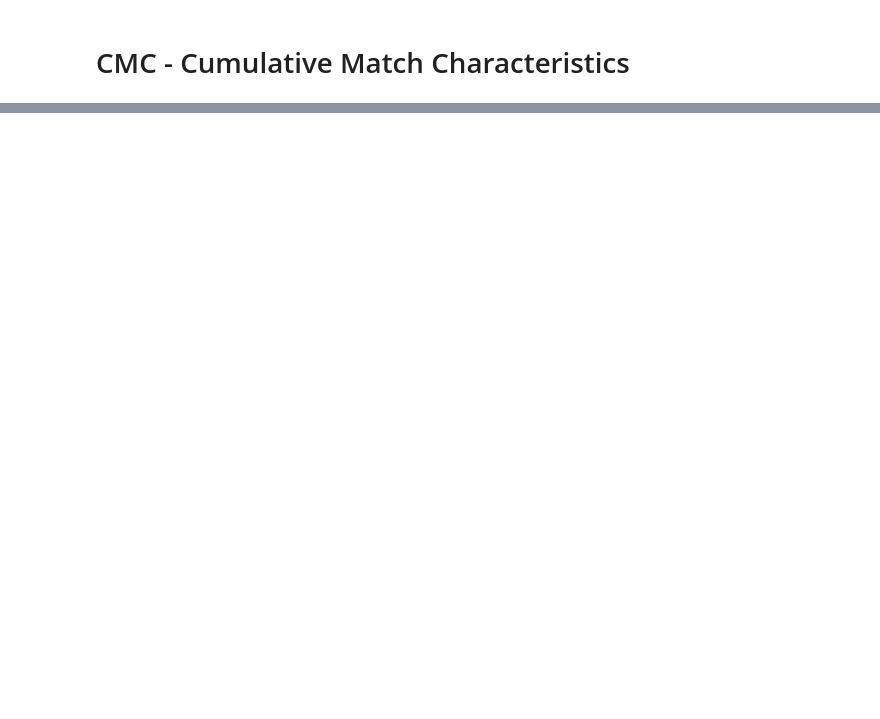
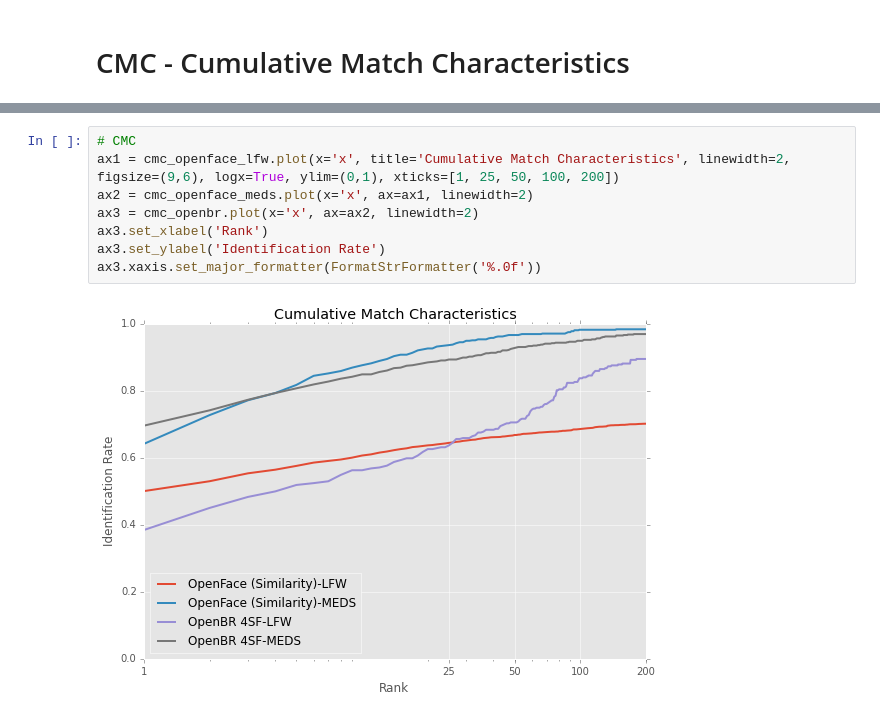
Before and after one commit to clemme/biometricsystems2016-frs, a Jupyter notebook: evaluation/OpenFace-OpenBR_Evaluation.ipynb, the cells around one changed output, grey strips where cells are left out. Saved outputs shown, nothing was run; the diff lists cells and outputs as text; blank space fills up the shorter version.

```diff
--- a/evaluation/OpenFace-OpenBR_Evaluation.ipynb
+++ b/evaluation/OpenFace-OpenBR_Evaluation.ipynb
@@ -31,0 +39,10 @@ ax2.xaxis.set_major_formatter(FormatStrFormatter('%2.3f'))
+# %%
+# CMC
+ax1 = cmc_openface_lfw.plot(x='x', title='Cumulative Match Characteristics', linewidth=2, figsize=(9,6), logx=True, ylim=(0,1), xticks=[1, 25, 50, 100, 200])
+ax2 = cmc_openface_meds.plot(x='x', ax=ax1, linewidth=2)
+ax3 = cmc_openbr.plot(x='x', ax=ax2, linewidth=2)
+ax3.set_xlabel('Rank')
+ax3.set_ylabel('Identification Rate')
+ax3.xaxis.set_major_formatter(FormatStrFormatter('%.0f'))
+# %% [output]
+[figure, added]
```
Also changed, not shown: parts of 3 cells of this notebook, 6 other files.
